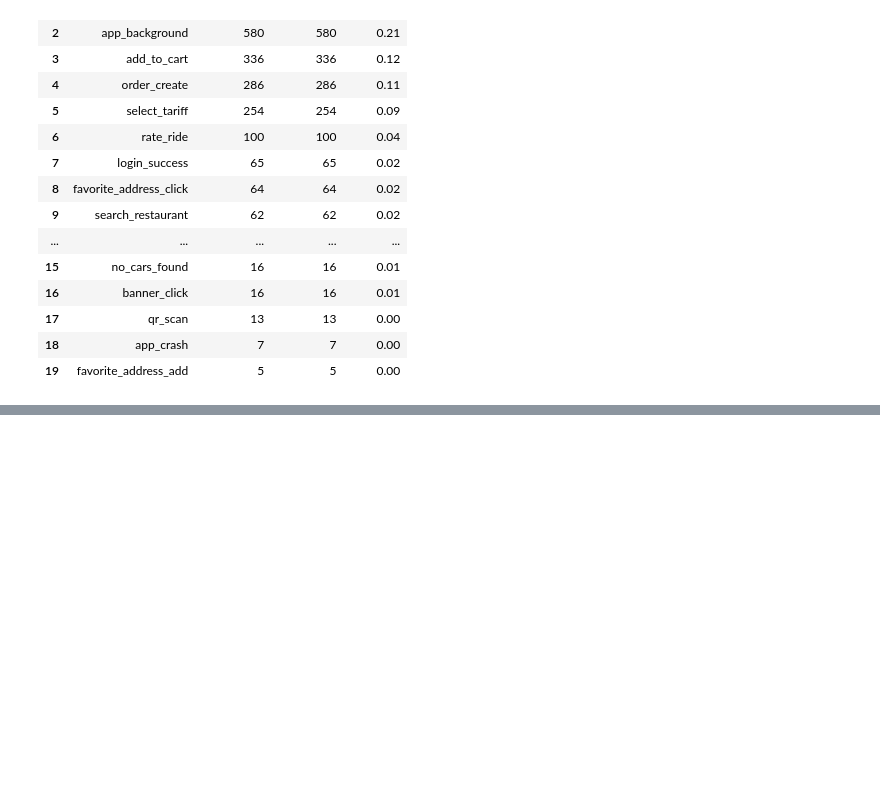
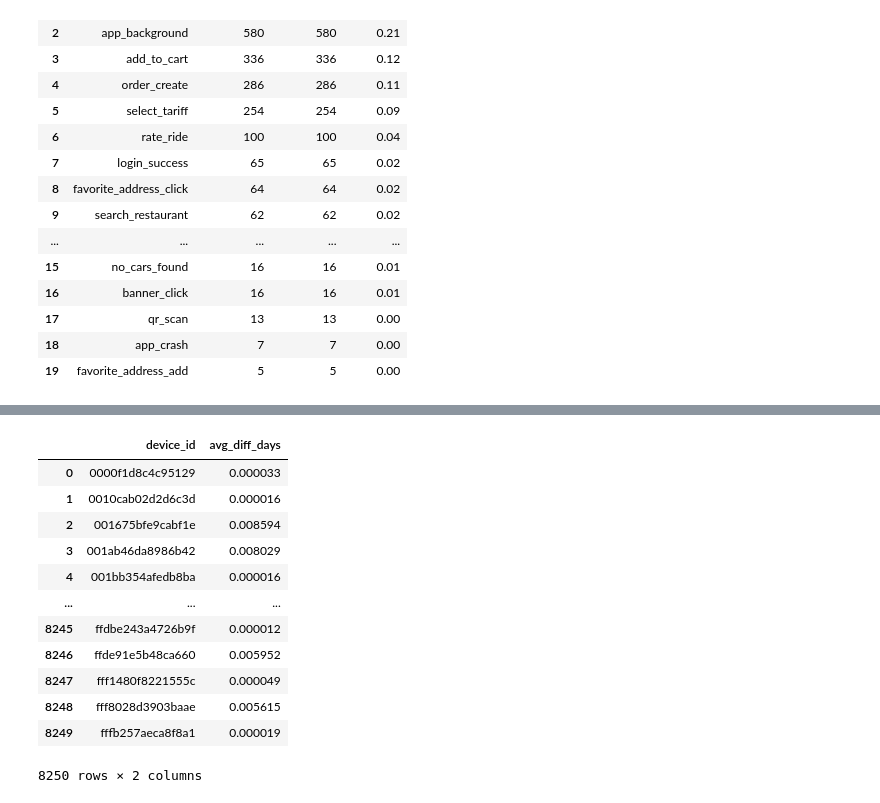
Before and after one commit to AltermaRRinuz/tezgo-product-analytics, a Jupyter notebook: notebooks/01_data_quality.ipynb, the cells around one changed output, grey strips where cells are left out. Drawn from its saved outputs; the diff is of its cells as text; code cells hidden in the pictures; blank space fills up the shorter version.

```diff
--- a/notebooks/01_data_quality.ipynb
+++ b/notebooks/01_data_quality.ipynb
@@ -532,0 +538,22 @@ ORDER BY extra_rows DESC;
+# %%
+query('''
+-- julianday() - превращает дату в число дней
+SELECT device_id,
+       AVG(julianday(server_ts) - julianday(client_ts)) AS avg_diff_days
+FROM events
+GROUP BY device_id;
+''')
+# %% [output]
+|  | device_id | avg_diff_days |
+| 0 | 0000f1d8c4c95129 | 0.000033 |
+| 1 | 0010cab02d2d6c3d | 0.000016 |
+| 2 | 001675bfe9cabf1e | 0.008594 |
+| 3 | 001ab46da8986b42 | 0.008029 |
+| 4 | 001bb354afedb8ba | 0.000016 |
+| ... | ... | ... |
+| 8245 | ffdbe243a4726b9f | 0.000012 |
+| 8246 | ffde91e5b48ca660 | 0.005952 |
+| 8247 | fff1480f8221555c | 0.000049 |
+| 8248 | fff8028d3903baae | 0.005615 |
+| 8249 | fffb257aeca8f8a1 | 0.000019 |
+8250 rows × 2 columns
```
Also changed, not shown: parts of 8 cells of this notebook, 1 other file.
